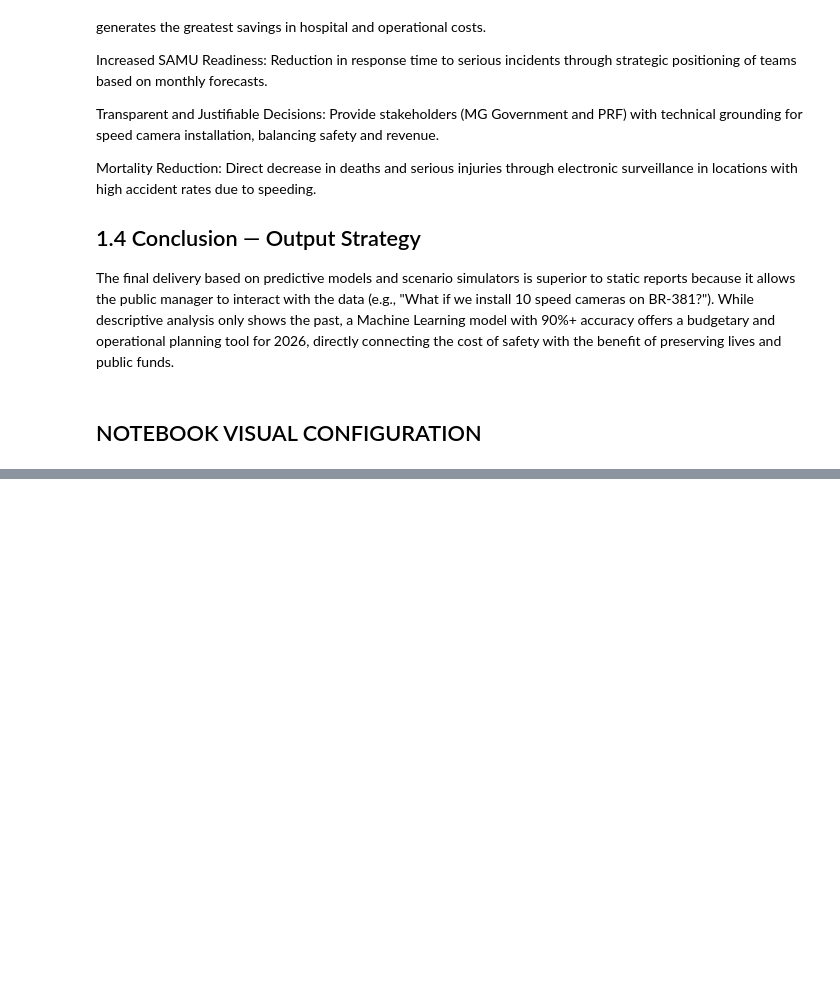
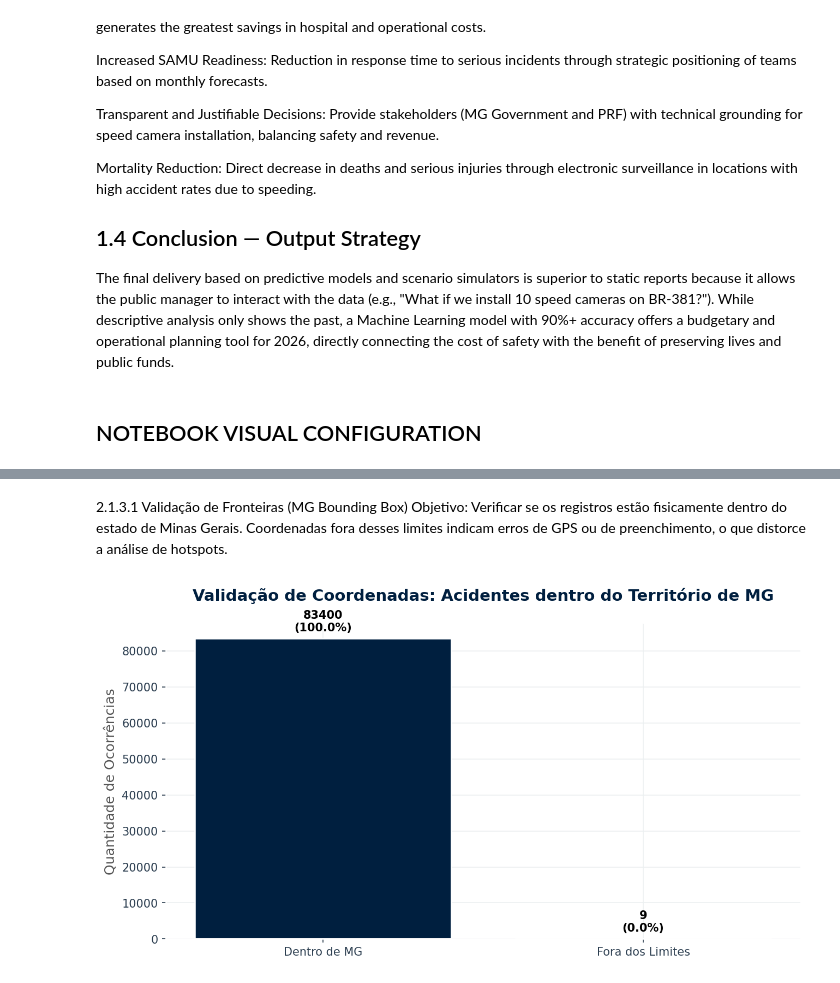
Before and after one commit to EduardoAraujoo/RoadRisk-Public-Spending-Brazil, a Jupyter notebook: notebooks/1. EDA.ipynb, the cells around one changed output, grey strips where cells are left out. Saved outputs shown, nothing was run; the diff lists cells and outputs as text; code cells hidden in the pictures; blank space fills up the shorter version.

```diff
--- a/notebooks/1. EDA.ipynb
+++ b/notebooks/1. EDA.ipynb
@@ -146,0 +357,41 @@ Total de Pessoas envolvidas em MG: 561796
+# %% [markdown]
+2.1.3.1 Validação de Fronteiras (MG Bounding Box)
+Objetivo: Verificar se os registros estão fisicamente dentro do estado de Minas Gerais. Coordenadas fora desses limites indicam erros de GPS ou de preenchimento, o que distorce a análise de hotspots.
+# %%
+# 1. Definição dos limites aproximados de Minas Gerais
+lat_min, lat_max = -22.9, -14.2
+lon_min, lon_max = -51.1, -39.8
+
+# 2. Identificação de registros fora dos limites
+out_of_bounds = df_occ[
+    (df_occ['latitude'] < lat_min) | (df_occ['latitude'] > lat_max) |
+    (df_occ['longitude'] < lon_min) | (df_occ['longitude'] > lon_max)
+]
+
+in_bounds_count = len(df_occ) - len(out_of_bounds)
+validity_rate = (in_bounds_count / len(df_occ)) * 100
+
+# 3. Visualização de Integridade Geográfica
+plt.figure(figsize=(10, 5))
+labels = ['Dentro de MG', 'Fora dos Limites']
+values = [in_bounds_count, len(out_of_bounds)]
+colors = [color_palette[0], color_palette[2]] # Navy Blue vs Soft Red
+
+ax = plt.bar(labels, values, color=colors, edgecolor='white', linewidth=1.2)
+
+plt.title("Validação de Coordenadas: Acidentes dentro do Território de MG",
+          fontsize=14, pad=20, fontweight='bold', color=color_palette[0])
+plt.ylabel("Quantidade de Ocorrências")
+
+# Adicionando rótulos
+for p in ax:
+    height = p.get_height()
+    plt.annotate(f'{int(height)}\n({(height/len(df_occ))*100:.1f}%)',
+                (p.get_x() + p.get_width() / 2., height),
+                ha='center', va='center', xytext=(0, 15),
+                textcoords='offset points', fontsize=10, fontweight='bold')
+
+sns.despine()
+plt.show()
+# %% [output]
+[figure, added]
```
Also changed, not shown: parts of 35 cells of this notebook.
